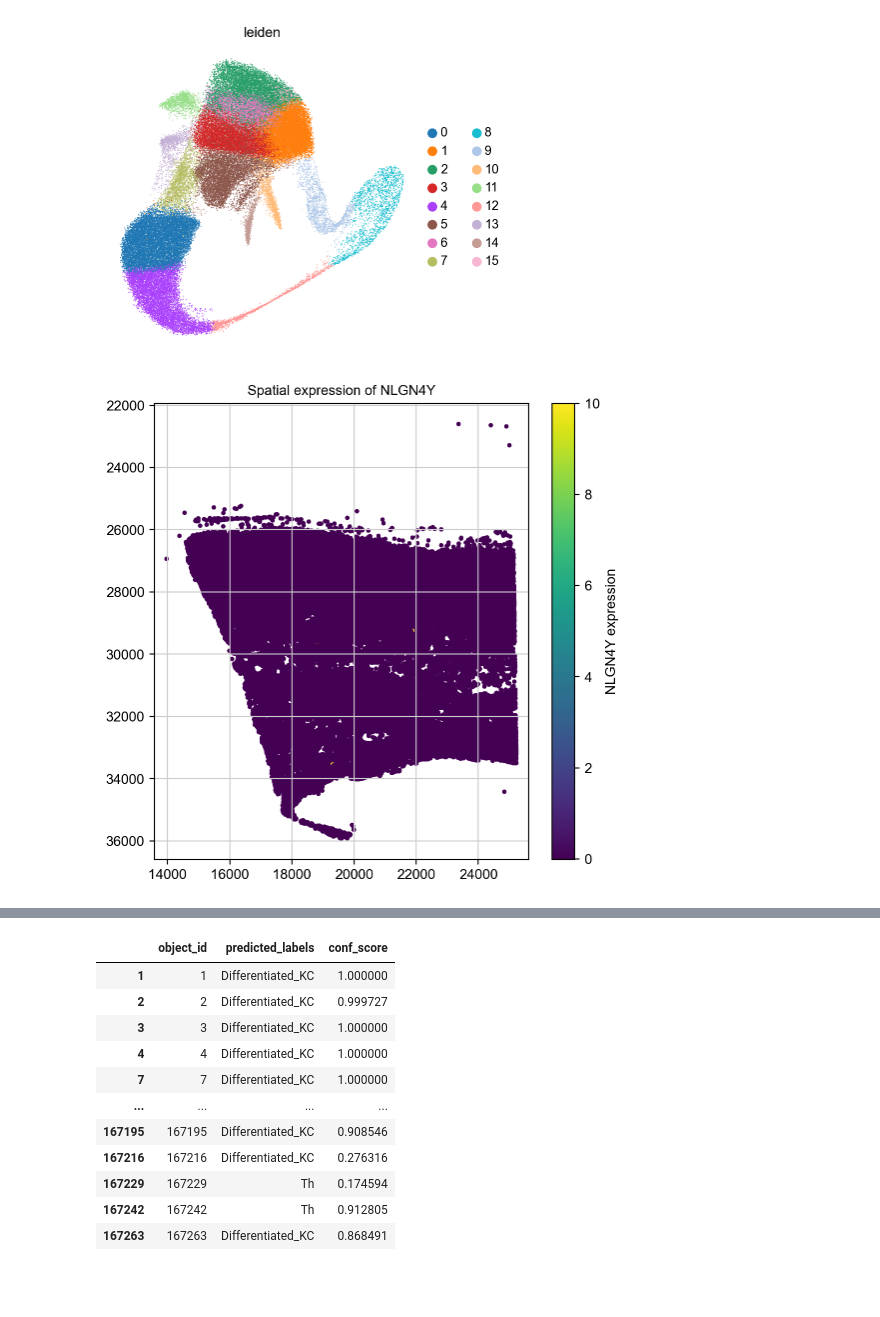
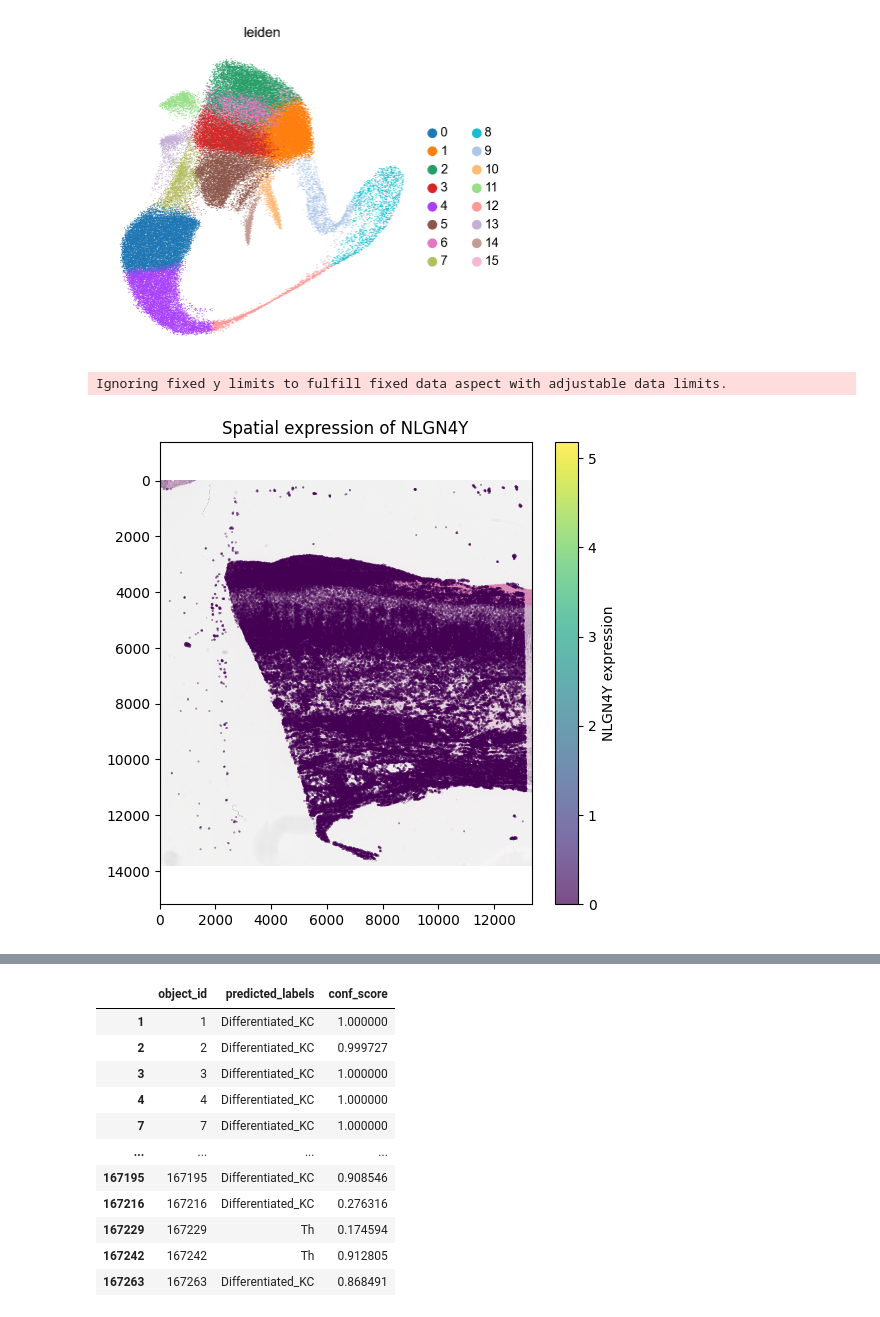
Before and after one commit to ScheWann/Biovis2025, a Jupyter notebook: Python/quality_control.ipynb, the cells around one changed output, grey strips where cells are left out. Saved outputs shown, nothing was run; the diff lists cells and outputs as text; code cells hidden in the pictures; blank space fills up the shorter version.

```diff
--- a/Python/quality_control.ipynb
+++ b/Python/quality_control.ipynb
@@ -116,22 +119,29 @@ sc.tl.leiden(cdata,resolution=1,key_added='leiden')
 sc.pl.umap(cdata,color=['leiden'],size=2,wspace=0.25,frameon=False)
 # %% [output]
 [figure]
-# %%
-# spatial expression of NLGN4Y
-
-gene = "NLGN4Y"
-coords = cdata.obsm["spatial"]
-expr = cdata[:, gene].X.toarray().flatten()
-
-plt.figure(figsize=(6, 6))
-plt.scatter(coords[:, 0], coords[:, 1], c=expr, cmap="viridis", s=5)
-plt.gca().invert_yaxis()
-plt.colorbar(label=f"{gene} expression")
-plt.title(f"Spatial expression of {gene}")
-plt.axis("equal")
-plt.show()
-# %% [output]
-[figure, removed]
+# %%
+# spatial expression of NLGN4Y
+
+gene = "NLGN4Y"
+
+bg_img = Image.open("../Example_Data/H1-TXK6Z4X-A1_2um/H1-TXK6Z4X-A1_2um_lite.jpeg")
+bg_width, bg_height = bg_img.size
+
+coords = cdata.obsm["spatial_cropped_150_buffer"]
+expr = cdata[:, gene].X.toarray().flatten()
+
+plt.figure(figsize=(6, 6))
+plt.imshow(bg_img, extent=[0, bg_width, bg_height, 0])
+plt.scatter(coords[:, 0], coords[:, 1], c=expr, cmap="viridis", s=0.1, alpha=0.7)
+plt.colorbar(label=f"{gene} expression")
+plt.title(f"Spatial expression of {gene}")
+plt.axis("equal")
+plt.xlim(0, bg_width)
+plt.ylim(bg_height, 0)
+plt.show()
+# %% [output]
+Ignoring fixed y limits to fulfill fixed data aspect with adjustable data limits.
+[figure, added]
 # %%
 coords = cdata.obsm["spatial"]
 labels = cdata.obs["predicted_labels"]
```
Also changed, not shown: parts of 5 cells of this notebook, 5 other files.
